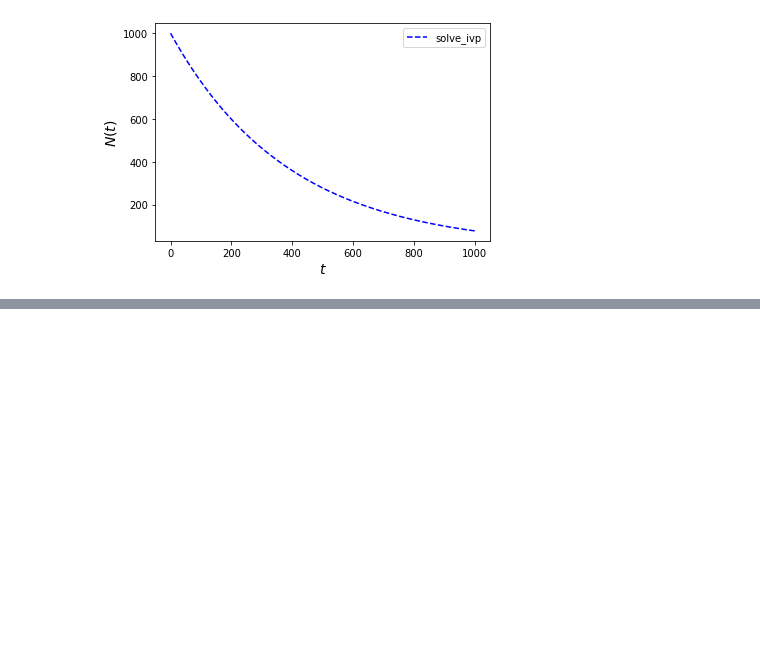
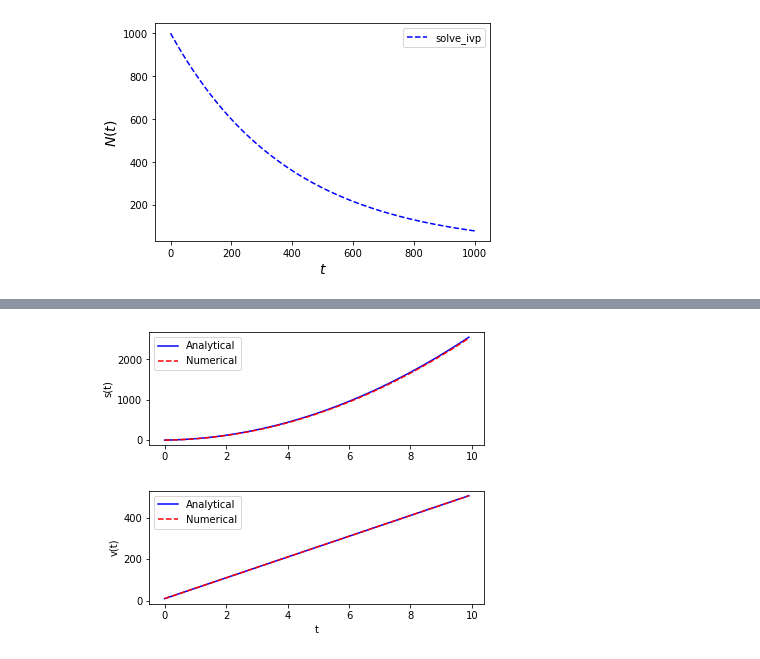
Before and after one commit to SubirSarkar2021/compulab.github.io, a Jupyter notebook: docs/sem3(2).ipynb, the cells around one changed output, grey strips where cells are left out. Cells and saved outputs as stored; diff of their text form; code cells hidden in the pictures; blank space fills up the shorter version.

```diff
--- a/docs/sem3(2).ipynb
+++ b/docs/sem3(2).ipynb
@@ -477,0 +654,42 @@ plt.show()
+# %%
+import numpy as np
+import matplotlib.pyplot as plt
+from scipy.integrate import odeint
+
+# Calculation of distance and velocity of particle
+# Numerical calculation By Euler's method
+tmin = 0                          # starting time
+tmax = 10                         # ending time
+h = 0.1                           # time step
+t = np.arange(tmin, tmax, h)
+x = np.zeros_like(t)
+v = np.zeros_like(t)
+u = 10                           # initial velocity
+a = 50                           # acceleration
+v[0] = u
+
+for i in range(len(t)-1):
+    x[i+1] = x[i] + h*v[i]
+    v[i+1] = v[i] + h*a
+
+# Analytical method of calculation
+S = lambda u, a, t: u*t + 0.5*a*t**2  # distance
+V = lambda u, a, t: u + a*t           # velocity
+
+# Plotting graph of distance and velocity
+fig = plt.figure(figsize=(6, 5))
+fig.subplots_adjust(hspace=0.4, wspace=0.4)
+plt.subplot(2, 1, 1)
+plt.plot(t, S(u, a, t), color='blue', linestyle='solid', label="Analytical")
+plt.plot(t, x, color='red', linestyle='dashed', label='Numerical')
+plt.ylabel('s(t)')
+plt.legend()
+plt.subplot(2, 1, 2)
+plt.plot(t, V(u, a, t), color='blue', linestyle='solid', label="Analytical")
+plt.plot(t, v, color='red', linestyle='dashed', label='Numerical')
+plt.ylabel('v(t)')
+plt.xlabel('t')
+plt.legend()
+plt.show()
+# %% [output]
+[figure, added]
```
Also changed, not shown: parts of 43 cells of this notebook, 20 other files.
